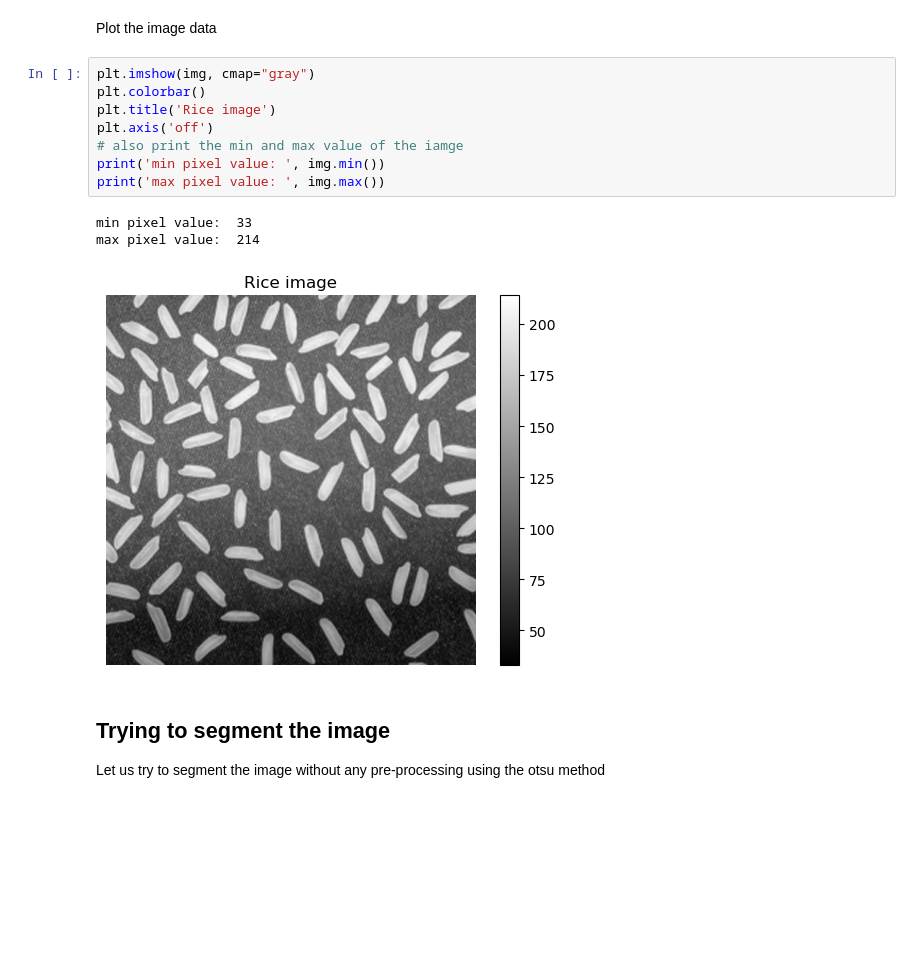
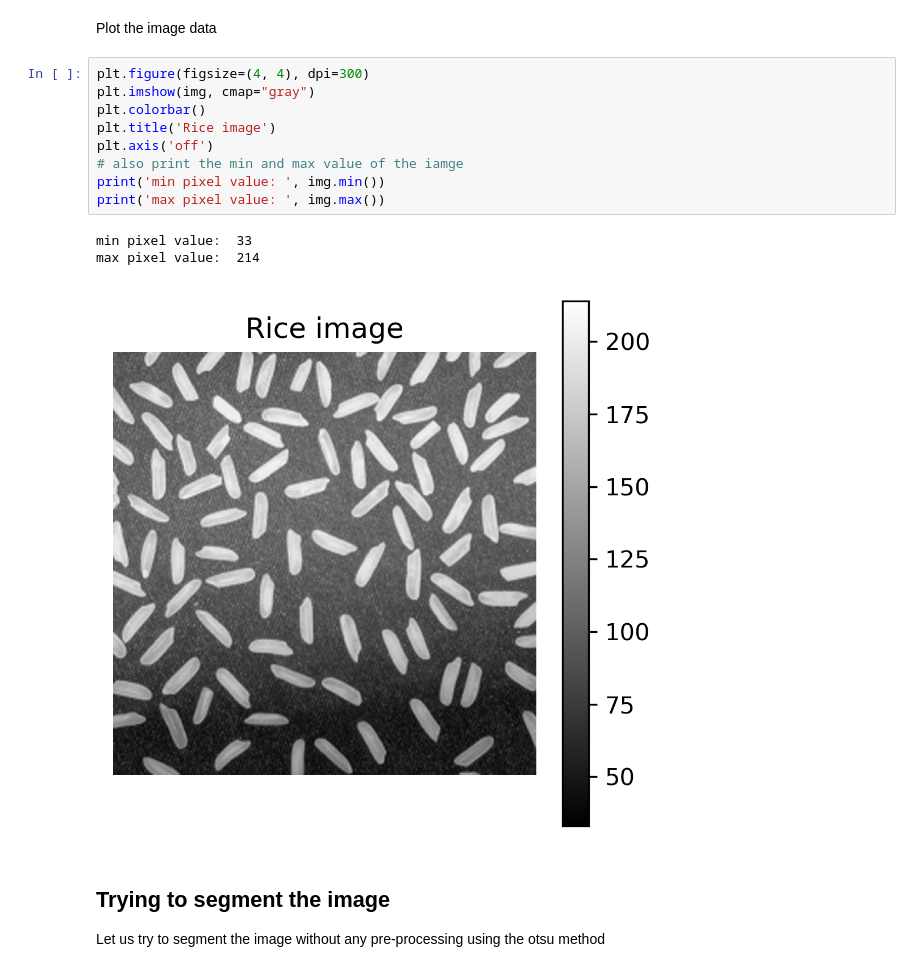
Before and after one commit to CamachoDejay/MyFavouriteBIAStool_NEUBIAS, a Jupyter notebook: Example.ipynb, the cells around one changed output. Drawn from its saved outputs; the diff is of its cells as text; blank space fills up the shorter version.

Commit message:
small changes to DPI of figures

```diff
--- a/Example.ipynb
+++ b/Example.ipynb
@@ -21,17 +21,18 @@ img.shape
 # %% [markdown]
 Plot the image data
 # %%
+plt.figure(figsize=(4, 4), dpi=300)
 plt.imshow(img, cmap="gray")
 plt.colorbar()
 plt.title('Rice image')
 plt.axis('off')
 # also print the min and max value of the iamge
 print('min pixel value: ', img.min())
 print('max pixel value: ', img.max())
 # %% [output]
 min pixel value:  33
 max pixel value:  214
-[figure, old version]
+[figure, new version]
 # %% [markdown]
 ## Trying to segment the image
 Let us try to segment the image without any pre-processing using the otsu method
```
Also changed, not shown: parts of 7 cells of this notebook.
